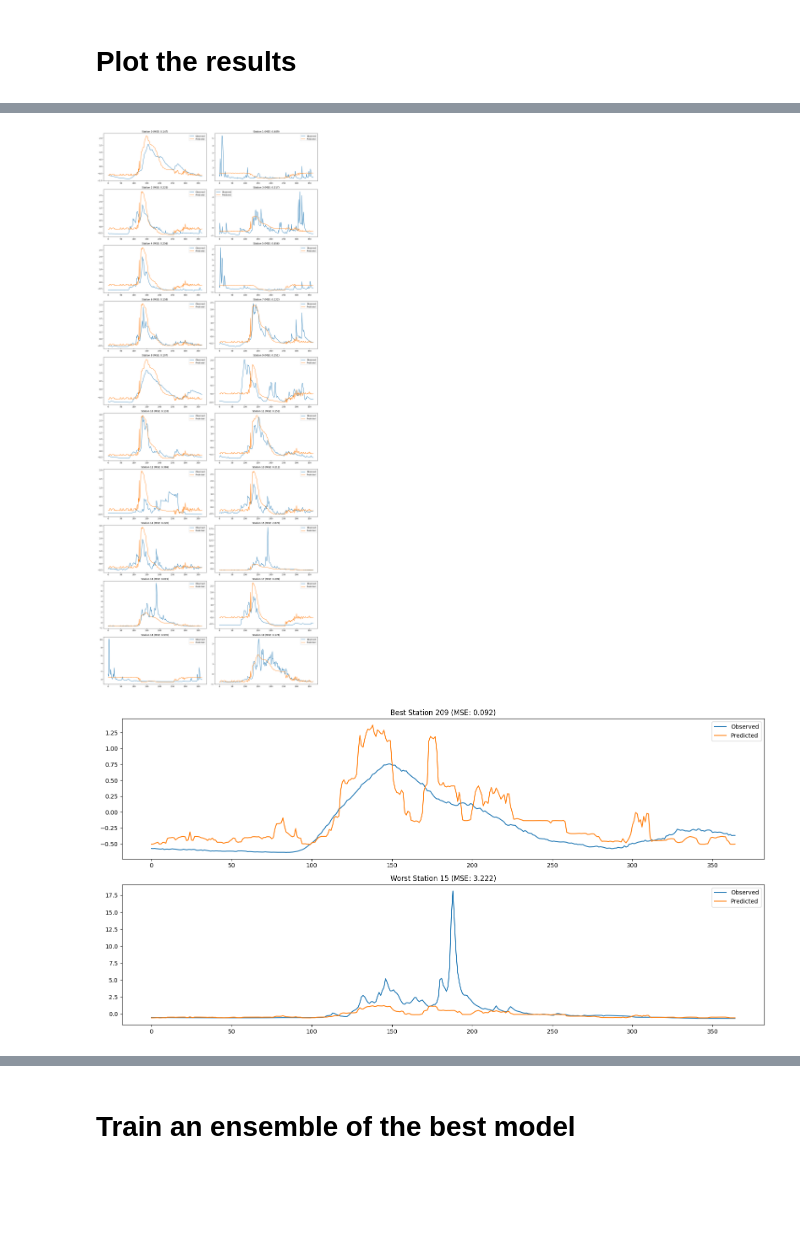
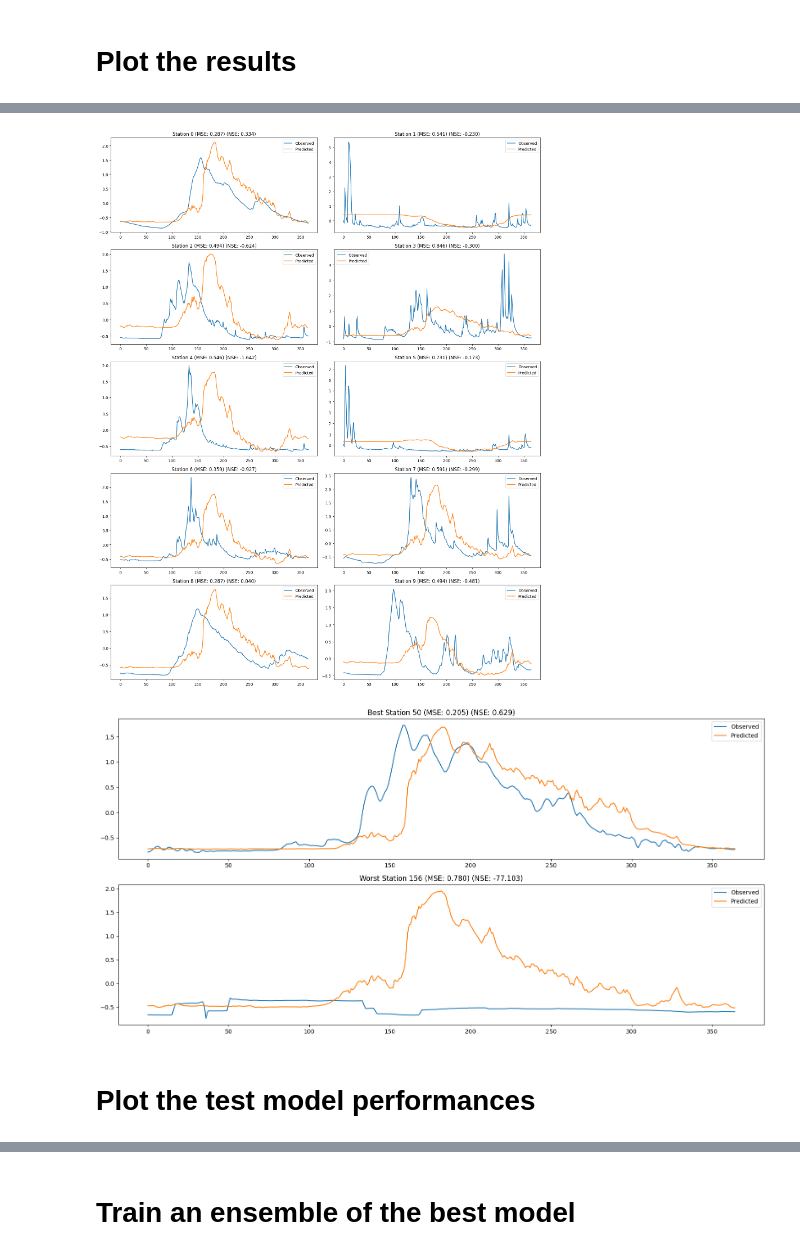
Before and after one commit to TWilson05/EOSC-410-Final-Project, a Jupyter notebook: CNN-LSTM.ipynb, the cells around one changed output, grey strips where cells are left out. Drawn from its saved outputs; the diff is of its cells as text; code cells hidden in the pictures; blank space fills up the shorter version.

Commit message:
trained more models

```diff
--- a/CNN-LSTM.ipynb
+++ b/CNN-LSTM.ipynb
@@ -71,7 +71,7 @@ streamflow_data = (streamflow_data - streamflow_data.iloc[:train_idx].mean()) /
 streamflow_data = streamflow_data.to_numpy()
 # %%
 # define the time window
-n_groups = 60
+n_groups = 30
 group_size = 1
 time_window = n_groups * group_size
 n_channels = 4
@@ -87,14 +87,15 @@ if combine_multiple_groups:
     start_idxs = np.cumsum([0] + [pts_per_group * size for size in group_sizes])
 
 # create the training, validation, and test sets
-x_intermediate = np.empty(np.shape(rainfall_data) + (n_channels,), dtype='single')
+x_intermediate = np.empty(np.shape(rainfall_data) + (4,), dtype='single')
 for i, data in enumerate([rainfall_data, snowfall_data, max_temp_data, min_temp_data]):
     x_intermediate[:,:,:,i] = data
+x_intermediate = x_intermediate[:,:,:,:n_channels]
 
 def gen_train():
     for i in range(n_train - time_window):
         if combine_multiple_groups:
-            xsizes = [x_intermediate[i+start_idxs[j]:i+start_idxs[j+1]].reshape(n_groups, *grid_shape, n_channels, group_sizes[j]).mean(axis=-1) for j in range(len(group_sizes))]
+            xsizes = [x_intermediate[i+start_idxs[j]:i+start_idxs[j+1]].reshape(pts_per_group, *grid_shape, n_channels, group_sizes[j]).mean(axis=-1) for j in range(len(group_sizes))]
             xx = np.concatenate(xsizes, axis=0)
         else:
             xx = tf.convert_to_tensor(x_intermediate[i:i+time_window].reshape(n_groups, *grid_shape, n_channels, group_size).mean(axis=-1))
@@ -104,7 +105,7 @@ def gen_train():
 def gen_val():
     for i in range(n_val):
         if combine_multiple_groups:
-            xsizes = [x_intermediate[i+n_train-time_window+start_idxs[j]:i+n_train+start_idxs[j+1]].reshape(n_groups, *grid_shape, n_channels, group_sizes[j]).mean(axis=-1) for j in range(len(group_sizes))]
+            xsizes = [x_intermediate[i+n_train-time_window+start_idxs[j]:i+n_train-time_window+start_idxs[j+1]].reshape(pts_per_group, *grid_shape, n_channels, group_sizes[j]).mean(axis=-1) for j in range(len(group_sizes))]
             xx = np.concatenate(xsizes, axis=0)
         else:
             xx = tf.convert_to_tensor(x_intermediate[i+n_train-time_window:i+n_train].reshape(n_groups, *grid_shape, n_channels, group_size).mean(axis=-1))
@@ -114,7 +115,7 @@ def gen_val():
 def gen_test():
     for i in range(n_test):
         if combine_multiple_groups:
-            xsizes = [x_intermediate[i+val_idx-time_window-start_idxs[j]:i+val_idx+start_idxs[j+1]].reshape(n_groups, *grid_shape, n_channels, group_sizes[j]).mean(axis=-1) for j in range(len(group_sizes))]
+            xsizes = [x_intermediate[i+val_idx-time_window+start_idxs[j]:i+val_idx+start_idxs[j+1]].reshape(pts_per_group, *grid_shape, n_channels, group_sizes[j]).mean(axis=-1) for j in range(len(group_sizes))]
             xx = np.concatenate(xsizes, axis=0)
         else:
             xx = tf.convert_to_tensor(x_intermediate[i+val_idx-time_window:i+val_idx].reshape(n_groups, *grid_shape, n_channels, group_size).mean(axis=-1))
@@ -125,7 +126,7 @@ def gen_test():
 # %%
 def create_model(learning_rate=0.001):
     # Input layer
-    cnn_input = layers.Input(shape=(n_groups, 22, 37, n_channels), name="Weather_Data_Input")
+    cnn_input = layers.Input(shape=(n_groups, *grid_shape, n_channels), name="Weather_Data_Input")
 
     # TimeDistributed CNN
     cnn = layers.TimeDistributed(layers.Conv2D(8, (3, 3), activation='relu', padding='same'))(cnn_input)
@@ -134,7 +135,7 @@ def create_model(learning_rate=0.001):
     cnn = layers.TimeDistributed(layers.Flatten())(cnn)  # Flatten the grid
 
     # LSTM for temporal patterns
-    lstm = layers.LSTM(64, return_sequences=False, activation='tanh')(cnn)
+    lstm = layers.LSTM(32, return_sequences=False)(cnn)
 
     # Fully connected layers
     dense = layers.Dense(32, activation='relu')(lstm)
@@ -174,7 +194,10 @@ Model: "functional_27"
 # Train and save the model
 # %%
 batch_size = 8
-learning_rate = 0.01
+learning_rate = 0.001
+seed = 42
+tf.random.set_seed(seed)
+np.random.seed(seed)
 
 early_stopping = tf.keras.callbacks.EarlyStopping(monitor='val_loss',
                                              mode='min',
@@ -211,5 +234,7 @@ model.fit(
 )
 
 # save the model
+if combine_multiple_groups:
+    model.save(f"models/test_model_composite_{n_channels}ch.keras")
 model.save(f"models/test_model_group_{group_size}x{n_groups}days_{n_channels}ch.keras")
 # %% [output]
@@ -233,11 +245,14 @@ Epoch 8/40
 # %% [markdown]
 # Plot the results
+# %%
+def compute_nse(y_true, y_pred):
+    return 1 - np.sum((y_true - y_pred)**2) / np.sum((y_true - np.mean(y_true))**2)
 # %%
 # plot the model predictions for the first 20 stations using subplots
-n_plot = 20
+n_plot = 10
 
-n_groups = 52
-group_size = 7
+n_groups = 28
+group_size = 1
 time_window = n_groups * group_size
 n_channels = 4
 
@@ -247,7 +262,10 @@ val_dataset = tf.data.Dataset.from_generator(
     (tf.TensorShape([n_groups, *grid_shape, n_channels]), tf.TensorShape([n_stations]))
 ).batch(batch_size)
 
-model = tf.keras.models.load_model(f"models/test_model_group_{group_size}x{n_groups}days_{n_channels}ch.keras")
+if combine_multiple_groups:
+    model = tf.keras.models.load_model(f"models/test_model_composite_{n_channels}ch.keras")
+else:
+    model = tf.keras.models.load_model(f"models/test_model_group_{group_size}x{n_groups}days_{n_channels}ch.keras")
 
 predictions = model.predict(val_dataset)
 y_true = np.empty((n_val, n_stations))
@@ -257,11 +275,12 @@ for i, (_, y) in enumerate(gen_val()):
 fig, axs = plt.subplots(n_plot // 2, 2, figsize=(16, n_plot * 2))
 for i in range(n_plot):
     mse = np.mean((y_true[:, i] - predictions[:, i]) ** 2)
+    nse = compute_nse(y_true[:, i], predictions[:, i])
     station = i
     ax = axs[i // 2, i % 2]
     ax.plot(y_true[:, station], label='Observed')
     ax.plot(predictions[:, station], label='Predicted')
-    ax.set_title(f"Station {station} (MSE: {mse:.3f})")
+    ax.set_title(f"Station {station} (MSE: {mse:.3f}) (NSE: {nse:.3f})")
     ax.legend()
 plt.tight_layout()
 plt.show()
@@ -270,22 +289,29 @@ plt.show()
-[figure, old version]
+[figure, new version]
 # %%
-# plot the best and worst predictions
-best_station = np.argmin(np.mean((y_true - predictions) ** 2, axis=0))
-worst_station = np.argmax(np.mean((y_true - predictions) ** 2, axis=0))
+# plot the best and worst predictions by NSE
+best_station = np.argmax([compute_nse(y_true[:, i], predictions[:, i]) for i in range(n_stations)])
+worst_station = np.argmin([compute_nse(y_true[:, i], predictions[:, i]) for i in range(n_stations)])
+
+# best_station = np.argmin(np.mean((y_true - predictions) ** 2, axis=0))
+# worst_station = np.argmax(np.mean((y_true - predictions) ** 2, axis=0))
 
 fig, axs = plt.subplots(2, 1, figsize=(16, 8))
 mse = np.mean((y_true[:, best_station] - predictions[:, best_station]) ** 2)
+nse = compute_nse(y_true[:, best_station], predictions[:, best_station])
 axs[0].plot(y_true[:, best_station], label='Observed')
 axs[0].plot(predictions[:, best_station], label='Predicted')
-axs[0].set_title(f"Best Station {best_station} (MSE: {mse:.3f})")
+axs[0].set_title(f"Best Station {best_station} (MSE: {mse:.3f}) (NSE: {nse:.3f})")
 axs[0].legend()
 
 mse = np.mean((y_true[:, worst_station] - predictions[:, worst_station]) ** 2)
+nse = compute_nse(y_true[:, worst_station], predictions[:, worst_station])
 axs[1].plot(y_true[:, worst_station], label='Observed')
 axs[1].plot(predictions[:, worst_station], label='Predicted')
-axs[1].set_title(f"Worst Station {worst_station} (MSE: {mse:.3f})")
+axs[1].set_title(f"Worst Station {worst_station} (MSE: {mse:.3f}) (NSE: {nse:.3f})")
 axs[1].legend()
 plt.tight_layout()
 plt.show()
 # %% [output]
-[figure, old version]
+[figure, new version]
+# %% [markdown]
+# Plot the test model performances
```
Also changed, not shown: parts of 7 cells of this notebook.
